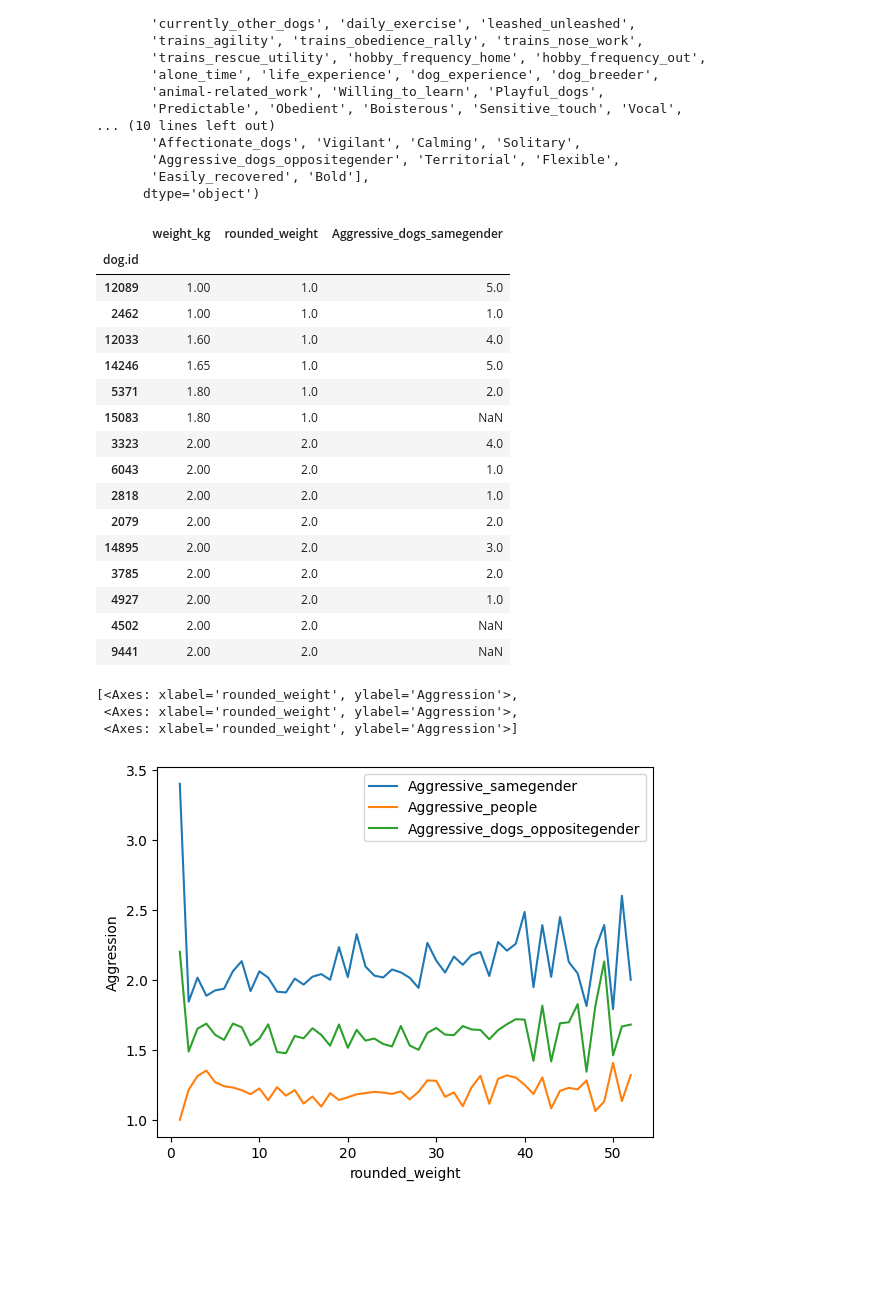
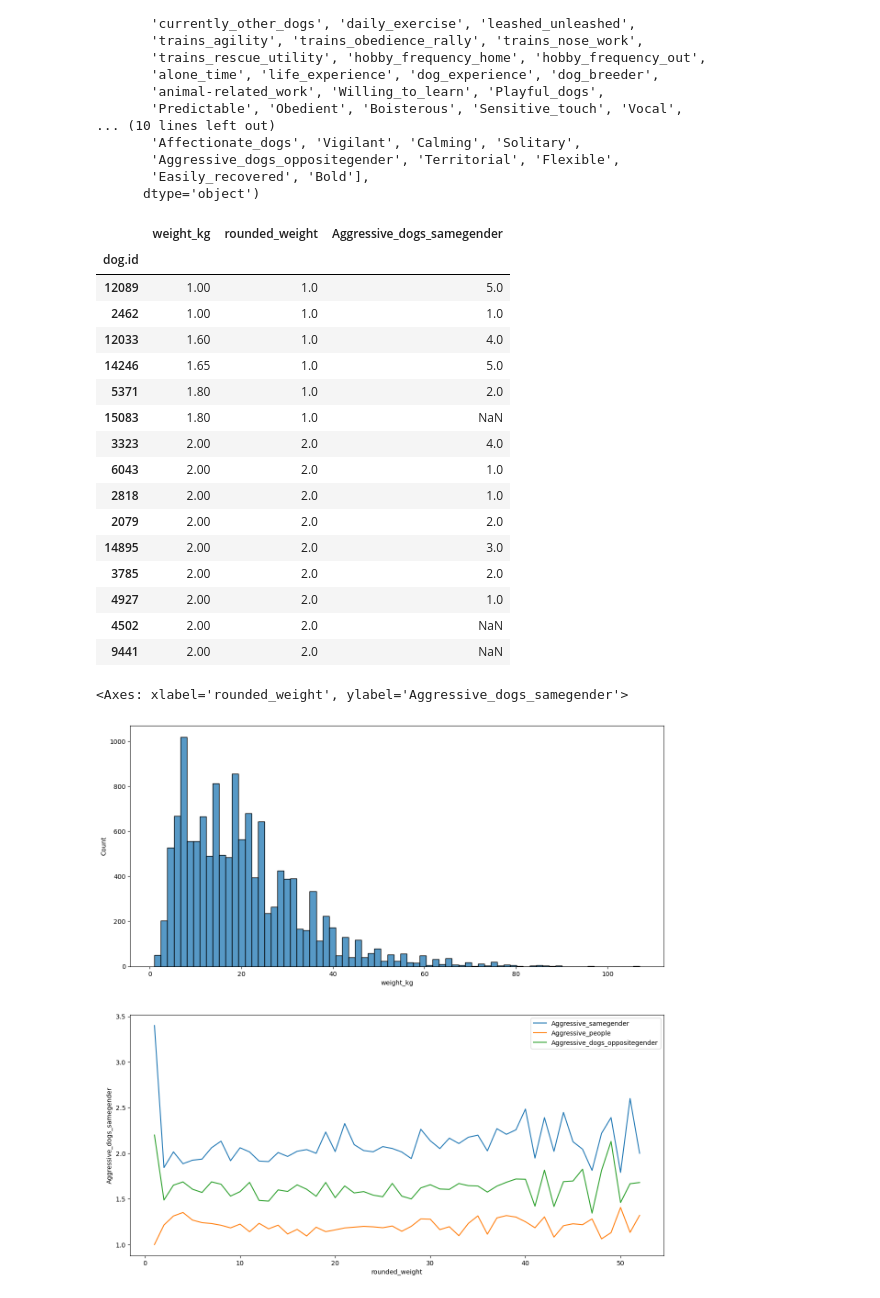
Before and after one commit to Retr-1/AnalyzaPsy, a Jupyter notebook: NorovaAnalyza.ipynb, the cells around one changed output. Cells and saved outputs as stored; diff of their text form; code cells hidden in the pictures; blank space fills up the shorter version.

```diff
--- a/NorovaAnalyza.ipynb
+++ b/NorovaAnalyza.ipynb
@@ -40,46 +42,42 @@ Index(['weight_kg', 'ownership_reason', 'obtained_from', 'age_enter_household',
 dogs["rounded_weight"] = np.floor(dogs["weight_kg"])
 display(dogs.sort_values("weight_kg").loc[:,["weight_kg", "rounded_weight", "Aggressive_dogs_samegender"]].head(15))
 q1 = dogs["rounded_weight"].quantile(0.25)
 q3 = dogs["rounded_weight"].quantile(0.75)
 iqr = q3 - q1
 lower = q1 - 1.5*iqr
 upper = q3 + 1.5*iqr
-graph = []
+
+figure, axes = plt.subplots(2, 1, figsize = (15, 15), sharey = False)
+sns.histplot(data = dogs, x = "weight_kg", ax = axes[0])
+
 aggression_per_weight_samegender = pd.DataFrame(dogs.query("rounded_weight > @lower and rounded_weight < @upper").groupby("rounded_weight").mean("Aggressive_dogs_samegender")["Aggressive_dogs_samegender"])
-graph.append(sns.lineplot(data = aggression_per_weight_samegender, x = "rounded_weight", y = "Aggressive_dogs_samegender", label = "Aggressive_samegender"))
+sns.lineplot(data = aggression_per_weight_samegender, x = "rounded_weight", y = "Aggressive_dogs_samegender", label = "Aggressive_samegender", ax = axes[1])
 
 aggression_per_weight_people = pd.DataFrame(dogs.query("rounded_weight > @lower and rounded_weight < @upper").groupby("rounded_weight").mean("Aggressive_people")["Aggressive_people"])
-graph.append(sns.lineplot(data = aggression_per_weight_people , x = "rounded_weight", y = "Aggressive_people", label = "Aggressive_people"))
+sns.lineplot(data = aggression_per_weight_people , x = "rounded_weight", y = "Aggressive_people", label = "Aggressive_people", ax = axes[1])
 
 aggression_per_weight_oppositegender = pd.DataFrame(dogs.query("rounded_weight > @lower and rounded_weight < @upper").groupby("rounded_weight").mean("Aggressive_dogs_oppositegender")["Aggressive_dogs_oppositegender"])
-graph.append(sns.lineplot(data = aggression_per_weight_oppositegender , x = "rounded_weight", y = "Aggressive_dogs_oppositegender", label = "Aggressive_dogs_oppositegender"))
-
-
-for graf in graph:
-    graf.set_ylabel("Aggression")
-display(graph)
+sns.lineplot(data = aggression_per_weight_oppositegender , x = "rounded_weight", y = "Aggressive_dogs_oppositegender", label = "Aggressive_dogs_oppositegender", ax = axes[1])
 # %% [output]
 |  | weight_kg | rounded_weight | Aggressive_dogs_samegender |
 | dog.id |  |  |  |
 | 12089 | 1.00 | 1.0 | 5.0 |
 | 2462 | 1.00 | 1.0 | 1.0 |
 | 12033 | 1.60 | 1.0 | 4.0 |
 | 14246 | 1.65 | 1.0 | 5.0 |
 | 5371 | 1.80 | 1.0 | 2.0 |
 | 15083 | 1.80 | 1.0 | NaN |
 | 3323 | 2.00 | 2.0 | 4.0 |
 | 6043 | 2.00 | 2.0 | 1.0 |
 | 2818 | 2.00 | 2.0 | 1.0 |
 | 2079 | 2.00 | 2.0 | 2.0 |
 | 14895 | 2.00 | 2.0 | 3.0 |
 | 3785 | 2.00 | 2.0 | 2.0 |
 | 4927 | 2.00 | 2.0 | 1.0 |
 | 4502 | 2.00 | 2.0 | NaN |
 | 9441 | 2.00 | 2.0 | NaN |
-[<Axes: xlabel='rounded_weight', ylabel='Aggression'>,
- <Axes: xlabel='rounded_weight', ylabel='Aggression'>,
- <Axes: xlabel='rounded_weight', ylabel='Aggression'>]
+<Axes: xlabel='rounded_weight', ylabel='Aggressive_dogs_samegender'>
-[figure, old version]
+[figure, new version]
 # %%
 grid = []
 grid.append(sns.FacetGrid(data=dogs, col='obtained_from', sharey=False))
```
Also changed, not shown: parts of 2 cells of this notebook, 1 other file.
